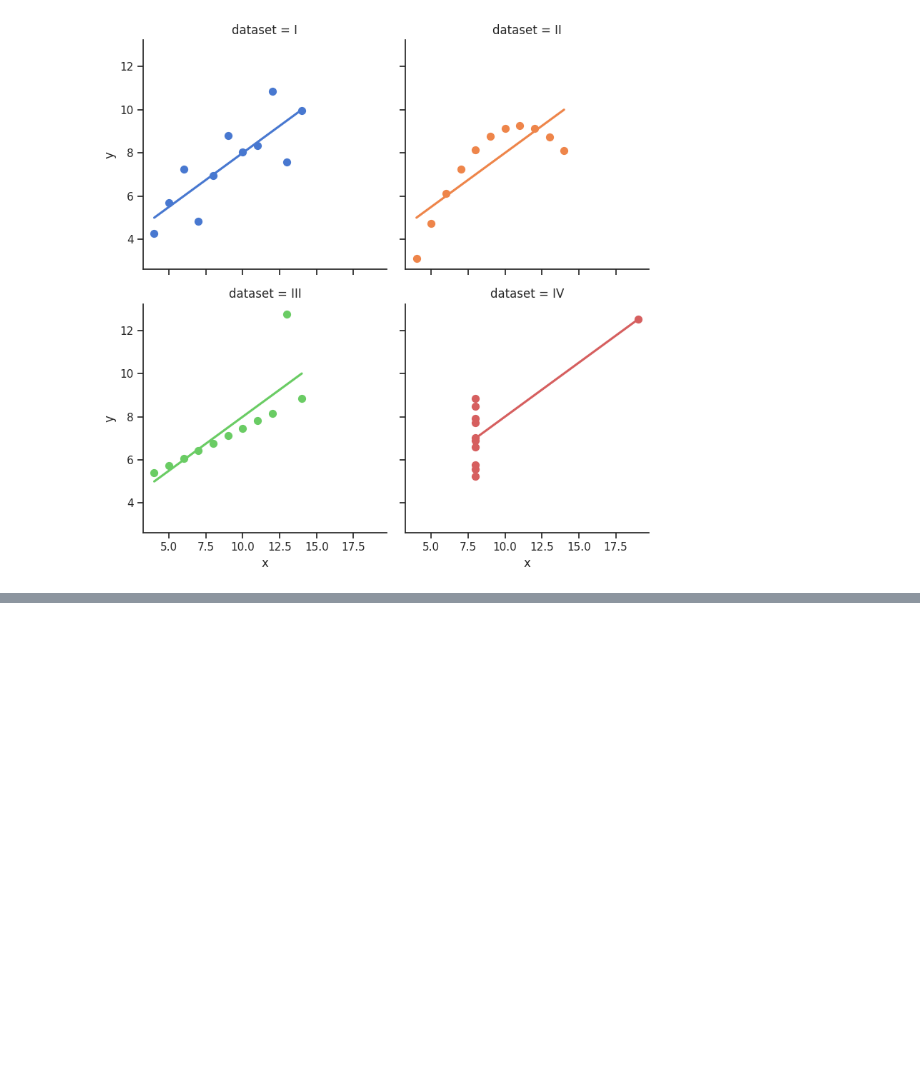
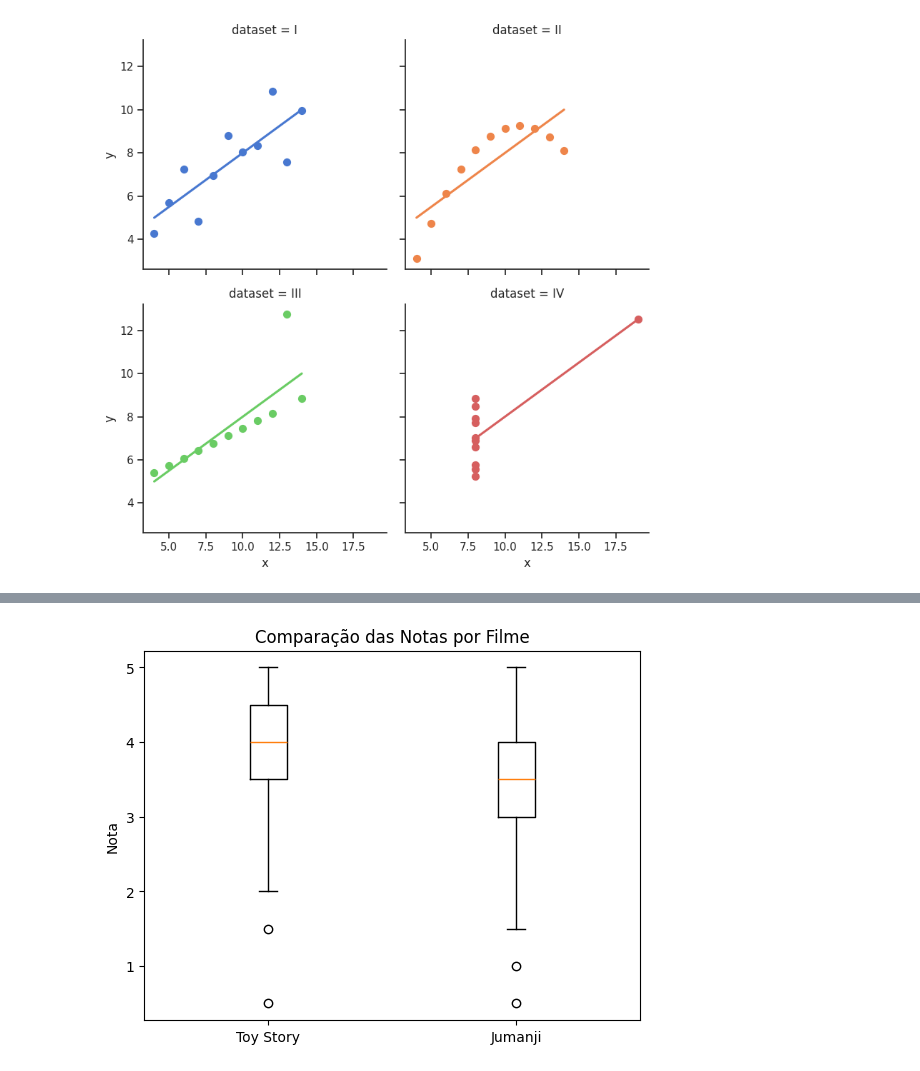
Before and after one commit to JENEVES07071967/TERCEIRO-ANO-A-COLEGIO-SANTOS-DUMONT, a Jupyter notebook: Untitled16.ipynb, the cells around one changed output, grey strips where cells are left out. Saved outputs shown, nothing was run; the diff lists cells and outputs as text; code cells hidden in the pictures; blank space fills up the shorter version.

```diff
--- a/Untitled16.ipynb
+++ b/Untitled16.ipynb
@@ -76,0 +227,16 @@ sns.lmplot(x="x", y="y", col="dataset", hue="dataset", data=df,
+# %%
+import matplotlib.pyplot as plt
+
+# A função boxplot precisa de uma lista contendo os dados de cada filme
+plt.boxplot([notas_do_toy_story.rating, notas_do_jumanji.rating])
+
+# Define os rótulos para cada caixa no gráfico
+plt.xticks([1, 2], ['Toy Story', 'Jumanji'])
+
+# Adiciona título e rótulos para os eixos
+plt.title('Comparação das Notas por Filme')
+plt.ylabel('Nota')
+
+plt.show()
+# %% [output]
+[figure, added]
```
Also changed, not shown: parts of 12 cells of this notebook.
